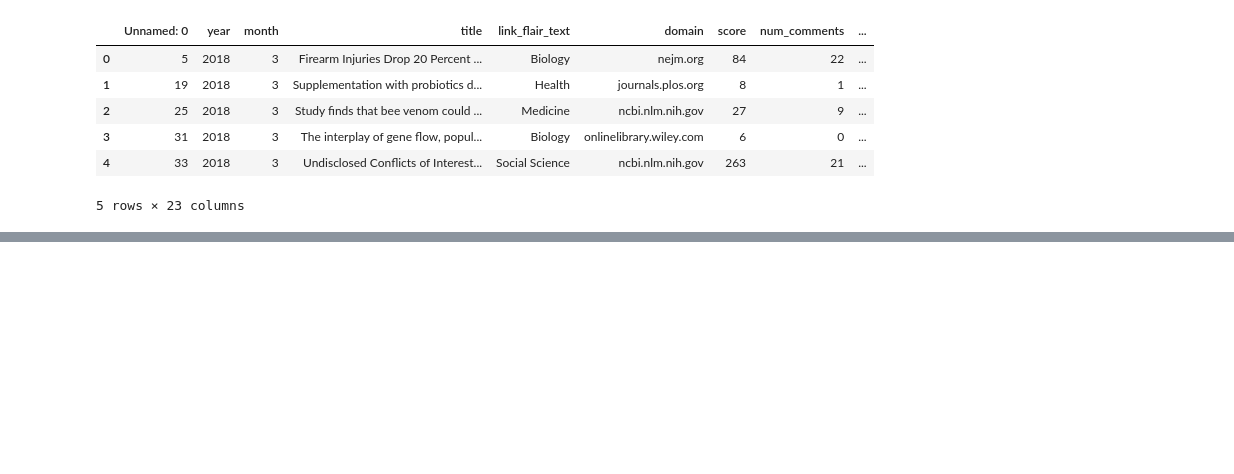
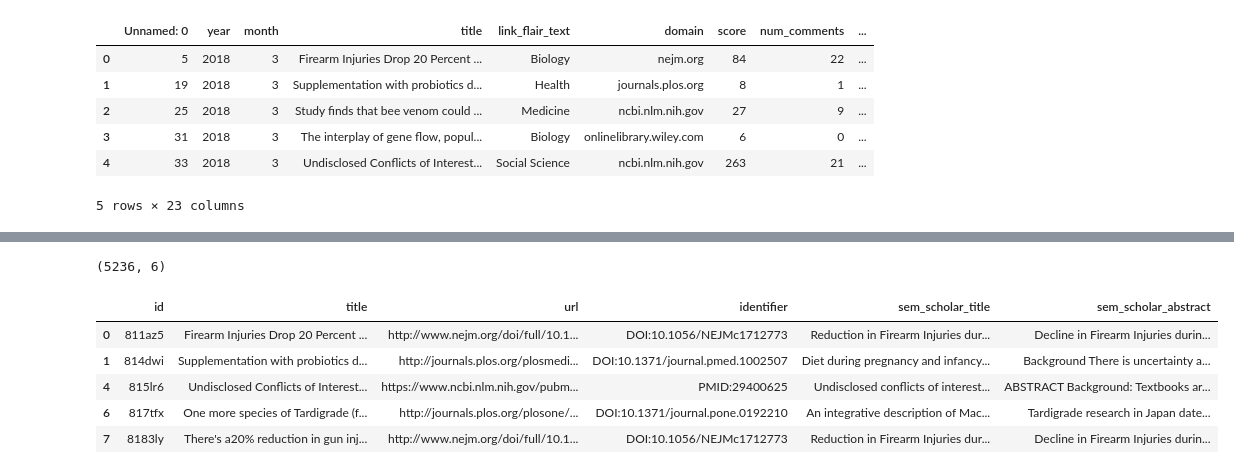
Before and after one commit to vetlewj/algorithmic-media, a Jupyter notebook: semantic_scholar/get_abstracts_from_sem_scholar.ipynb, the cells around one changed output, grey strips where cells are left out. Saved outputs shown, nothing was run; the diff lists cells and outputs as text; code cells hidden in the pictures; blank space fills up the shorter version.

```diff
--- a/semantic_scholar/get_abstracts_from_sem_scholar.ipynb
+++ b/semantic_scholar/get_abstracts_from_sem_scholar.ipynb
@@ -66,0 +95,12 @@ AttributeError: 'NoneType' object has no attribute 'keys'
+# %%
+inp_df = inp_df[['id', 'title', 'url', 'identifier', 'sem_scholar_title', 'sem_scholar_abstract']]
+print(inp_df.shape)
+inp_df.head()
+# %% [output]
+(5236, 6)
+|  | id | title | url | identifier | sem_scholar_title | sem_scholar_abstract |
+| 0 | 811az5 | Firearm Injuries Drop 20 Percent ... | http://www.nejm.org/doi/full/10.1... | DOI:10.1056/NEJMc1712773 | Reduction in Firearm Injuries dur... | Decline in Firearm Injuries durin... |
+| 1 | 814dwi | Supplementation with probiotics d... | http://journals.plos.org/plosmedi... | DOI:10.1371/journal.pmed.1002507 | Diet during pregnancy and infancy... | Background There is uncertainty a... |
+| 4 | 815lr6 | Undisclosed Conflicts of Interest... | https://www.ncbi.nlm.nih.gov/pubm... | PMID:29400625 | Undisclosed conflicts of interest... | ABSTRACT Background: Textbooks ar... |
+| 6 | 817tfx | One more species of Tardigrade (f... | http://journals.plos.org/plosone/... | DOI:10.1371/journal.pone.0192210 | An integrative description of Mac... | Tardigrade research in Japan date... |
+| 7 | 8183ly | There's a20% reduction in gun inj... | http://www.nejm.org/doi/full/10.1... | DOI:10.1056/NEJMc1712773 | Reduction in Firearm Injuries dur... | Decline in Firearm Injuries durin... |
```
Also changed, not shown: parts of 10 cells of this notebook.
